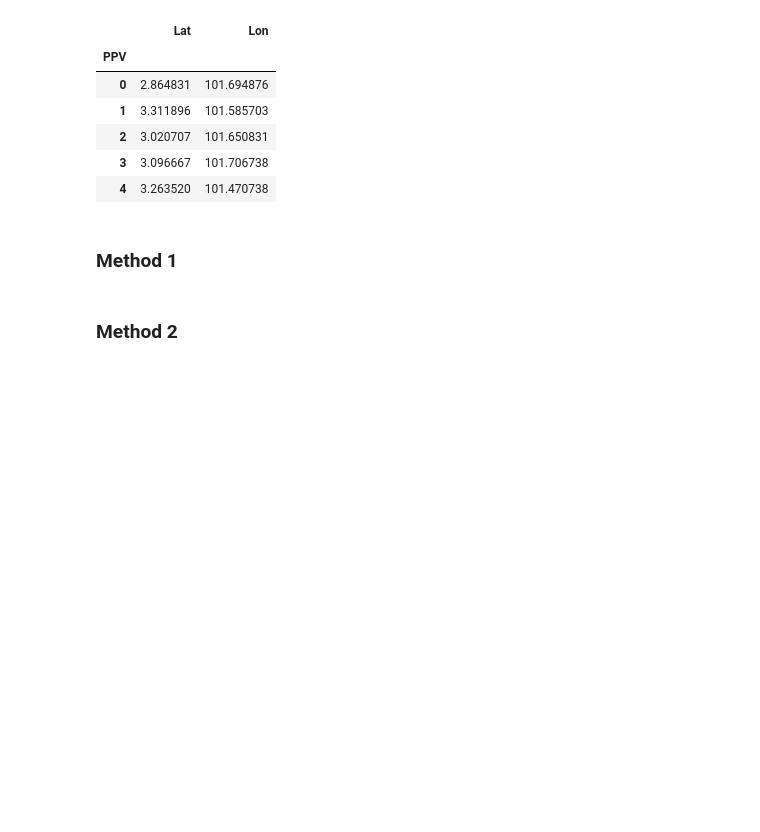
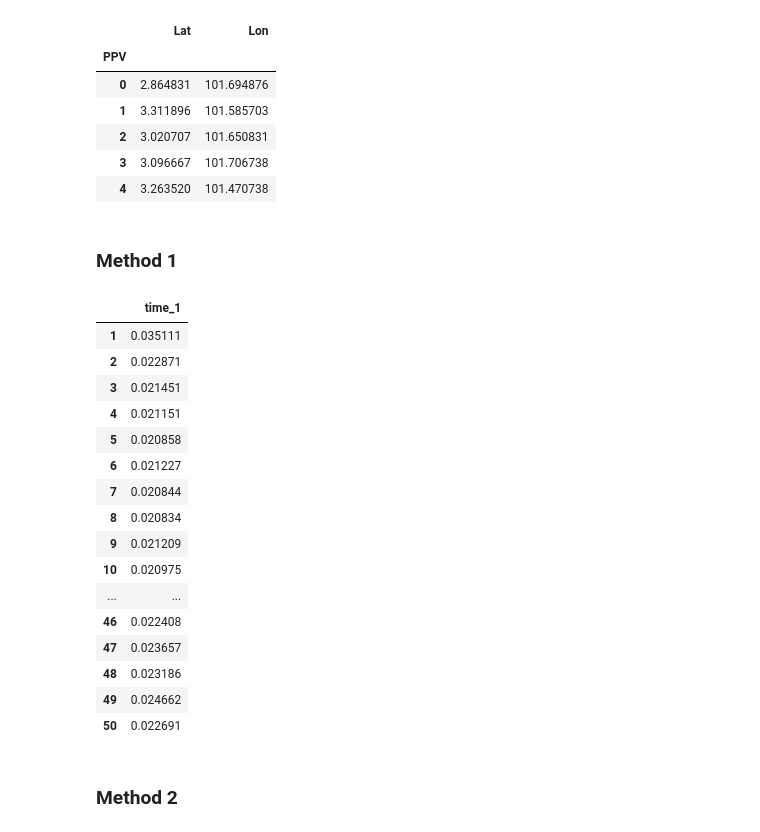
Before and after one commit to KelvinTee168/Research_Methodology_Assignment, a Jupyter notebook: Assignment2.ipynb, the cells around one changed output. Drawn from its saved outputs; the diff is of its cells as text; code cells hidden in the pictures; blank space fills up the shorter version.

```diff
--- a/Assignment2.ipynb
+++ b/Assignment2.ipynb
@@ -73,6 +73,25 @@ for n in range(50):
     execution_time[n+1] = elapsed_time
 # %%
 df_execution_time = pd.DataFrame.from_dict(execution_time, orient='index', columns=['time_1'])
+df_execution_time
+# %% [output]
+|  | time_1 |
+| 1 | 0.035111 |
+| 2 | 0.022871 |
+| 3 | 0.021451 |
+| 4 | 0.021151 |
+| 5 | 0.020858 |
+| 6 | 0.021227 |
+| 7 | 0.020844 |
+| 8 | 0.020834 |
+| 9 | 0.021209 |
+| 10 | 0.020975 |
+| ... | ... |
+| 46 | 0.022408 |
+| 47 | 0.023657 |
+| 48 | 0.023186 |
+| 49 | 0.024662 |
+| 50 | 0.022691 |
 # %% [markdown]
 ### Method 2
 # %%
```
Also changed, not shown: parts of 10 cells of this notebook, 2 other files.
